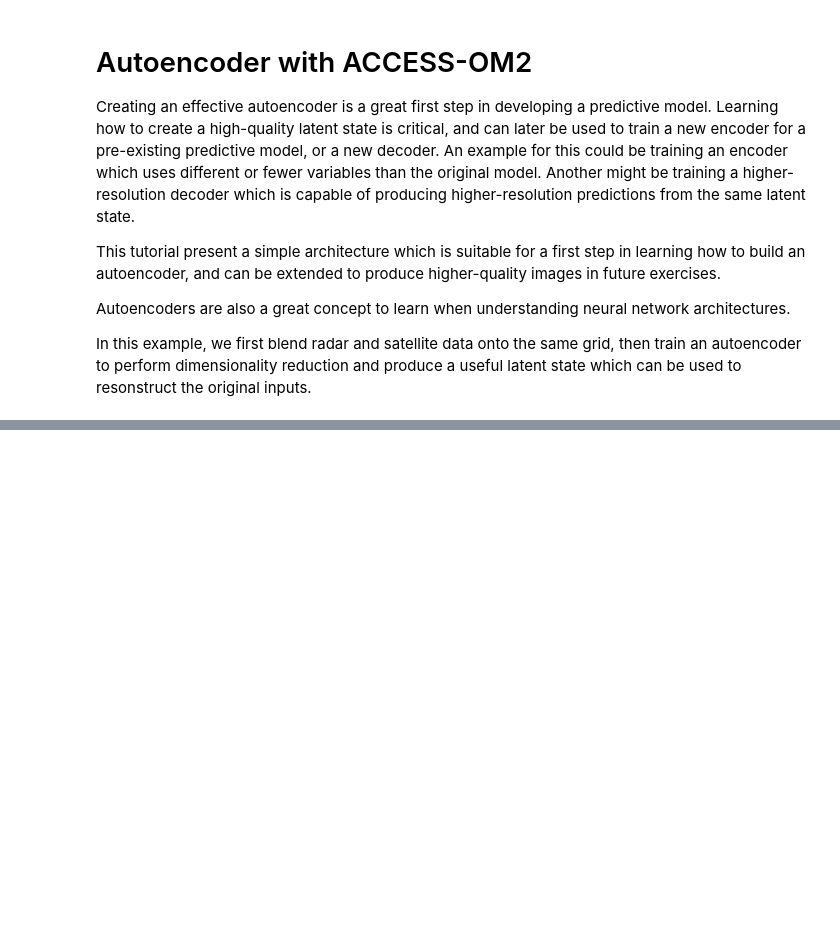
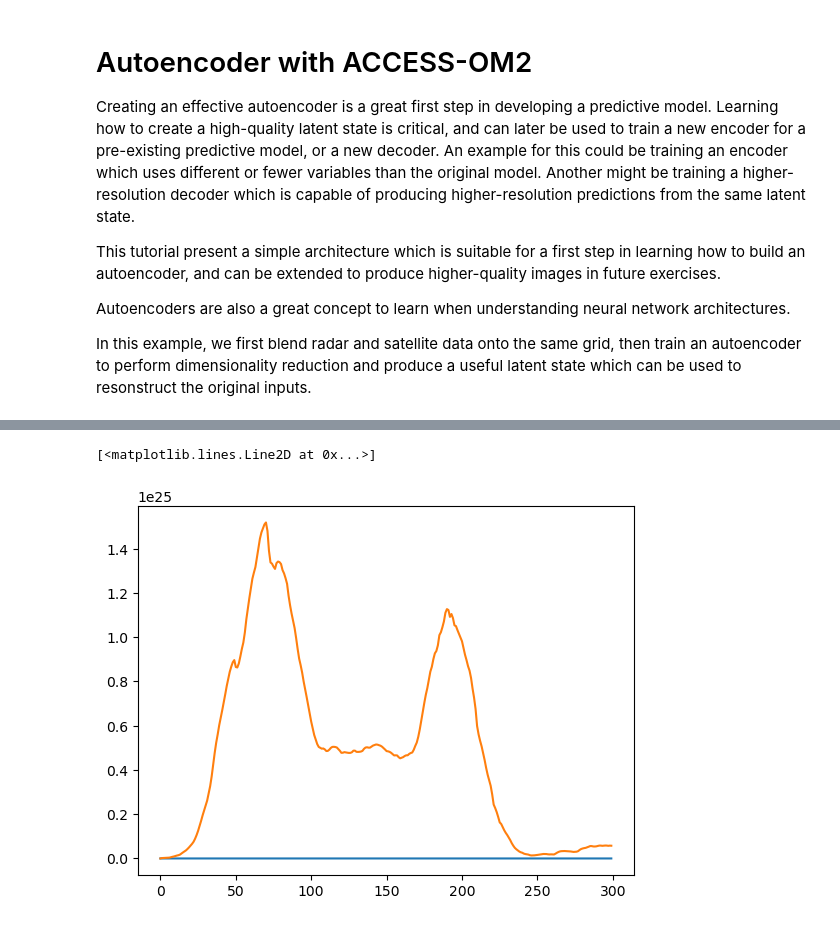
Before and after one commit to PaulSpence/OM2-emulator, a Jupyter notebook: notebooks/AutoEncoder_om2.ipynb, the cells around one changed output, grey strips where cells are left out. Saved outputs shown, nothing was run; the diff lists cells and outputs as text; code cells hidden in the pictures; blank space fills up the shorter version.

```diff
--- a/notebooks/AutoEncoder_om2.ipynb
+++ b/notebooks/AutoEncoder_om2.ipynb
@@ -504,0 +396,33 @@ torch.Size([1, 64, 69, 84])
+# %%
+## Plot errors
+
+RMSE = []
+ds = xr.open_dataset(userbase+"OM2-emulator/data/1deg_ocean_heat_emulator_data.nc")
+area_t = ds.area_t
+land_aware_area_t = input_display[0][1]/input_display[0][1]*area_t
+
+err1 = prediction_display[0][0] - input_display[0][0]
+err2 = prediction_display[0][1] - input_display[0][1]
+
+# Promote once, early
+err1 = err1.astype(np.float64)
+err2 = err2.astype(np.float64)
+
+area = land_aware_area_t.astype(np.float64)
+
+# # Mask invalid points explicitly (important!)
+# mask1 = np.isfinite(err1) & np.isfinite(area) & (area > 0)
+# mask2 = np.isfinite(err2) & np.isfinite(area) & (area > 0)
+
+# Area-weighted RMSE
+rmse1 = np.sqrt(
+    np.nansum(err1 * err1 * area) /
+    np.nansum(area)
+)
+rmse2 = np.sqrt(
+    np.nansum(err2 * err2 * area) /
+    np.nansum(area)
+)
+
+RMSE.append(rmse2)
+RMSE.append(rmse1)
@@ -504,0 +522,11 @@ torch.Size([1, 64, 69, 84])
+# %%
+OHC_pred_J = (np.nansum(prediction_display[0][0]*area_t, axis=1))
+SFX_pred_J = (np.nansum(prediction_display[0][1]*area_t*30*24*3600, axis=1))
+OHC_in_J = (np.nansum(input_display[0][0]*area_t, axis=1))
+SFX_in_J = (np.nansum(input_display[0][1]*area_t*30*24*3600, axis=1))
+# %%
+plt.plot(SFX_in_J)
+plt.plot(OHC_in_J)
+# %% [output]
+[<matplotlib.lines.Line2D at 0x...>]
+[figure, added]
```
Also changed, not shown: parts of 19 cells of this notebook, 1 other file.
